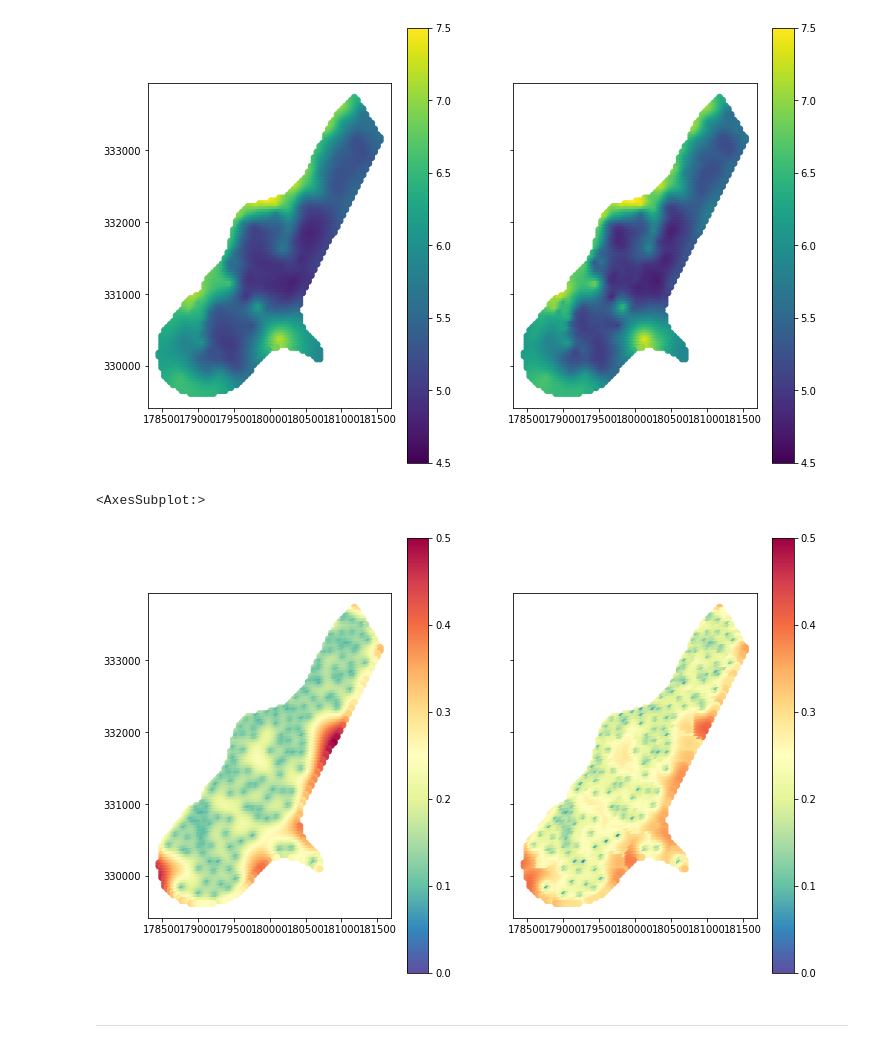
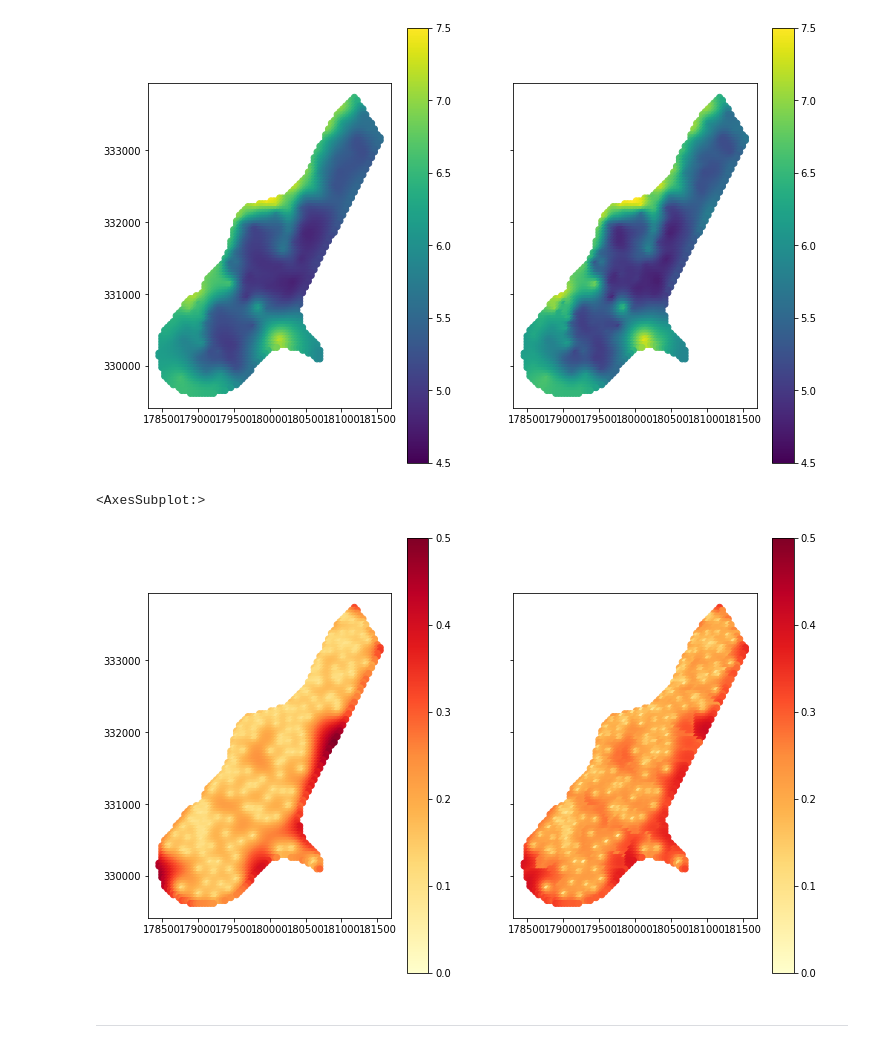
Before and after one commit to SimonMolinsky/pyinterpolate-paper, a Jupyter notebook: paper-examples/example-gstat-comparison/Ordinary Kriging of Meuse dataset.ipynb, the cells around one changed output. Cells and saved outputs as stored; diff of their text form; code cells hidden in the pictures.

Commit message:
Changed cmap to yellow-to-red

```diff
--- a/paper-examples/example-gstat-comparison/Ordinary Kriging of Meuse dataset.ipynb
+++ b/paper-examples/example-gstat-comparison/Ordinary Kriging of Meuse dataset.ipynb
@@ -276,10 +276,10 @@ geo_df.plot(ax=axes[1], column='pyint.pred', legend=True, vmin=4.5, vmax=7.5)
 [figure]
 # %%
 fig, axes = plt.subplots(ncols=2, sharex=True, sharey=True, figsize=(12, 8))
-geo_df.plot(ax=axes[0], column='var1.var', cmap='Spectral_r', legend=True, vmin=0, vmax=0.5)
-geo_df.plot(ax=axes[1], column='pyint.err', cmap='Spectral_r', legend=True, vmin=0, vmax=0.5)
+geo_df.plot(ax=axes[0], column='var1.var', cmap='YlOrRd', legend=True, vmin=0, vmax=0.5)
+geo_df.plot(ax=axes[1], column='pyint.err', cmap='YlOrRd', legend=True, vmin=0, vmax=0.5)
 # %% [output]
 <AxesSubplot:>
-[figure, old version]
+[figure, new version]
 # %% [markdown]
 ---
```
